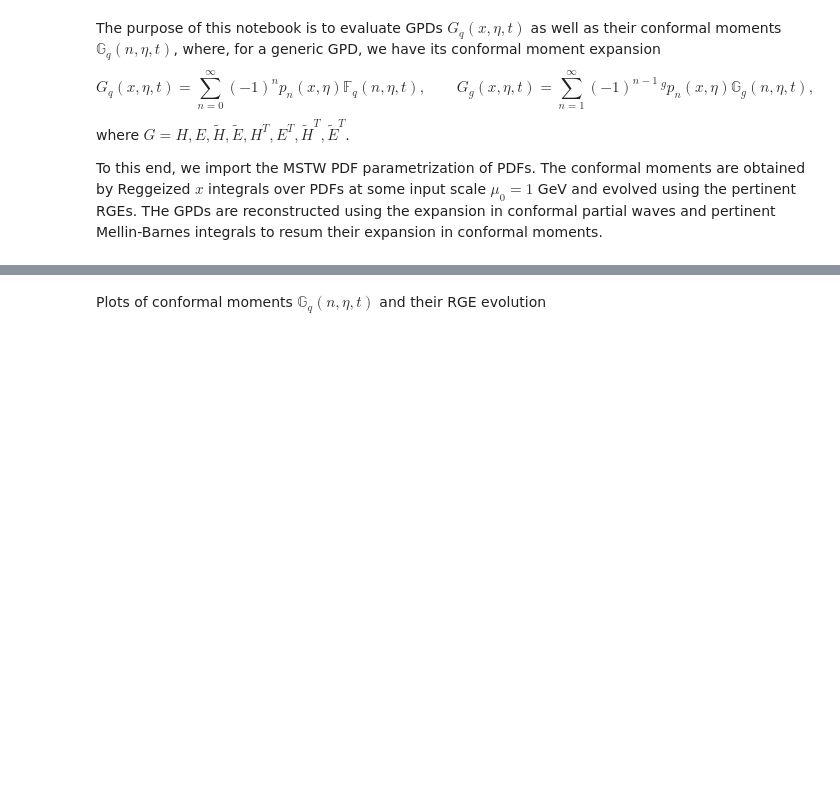
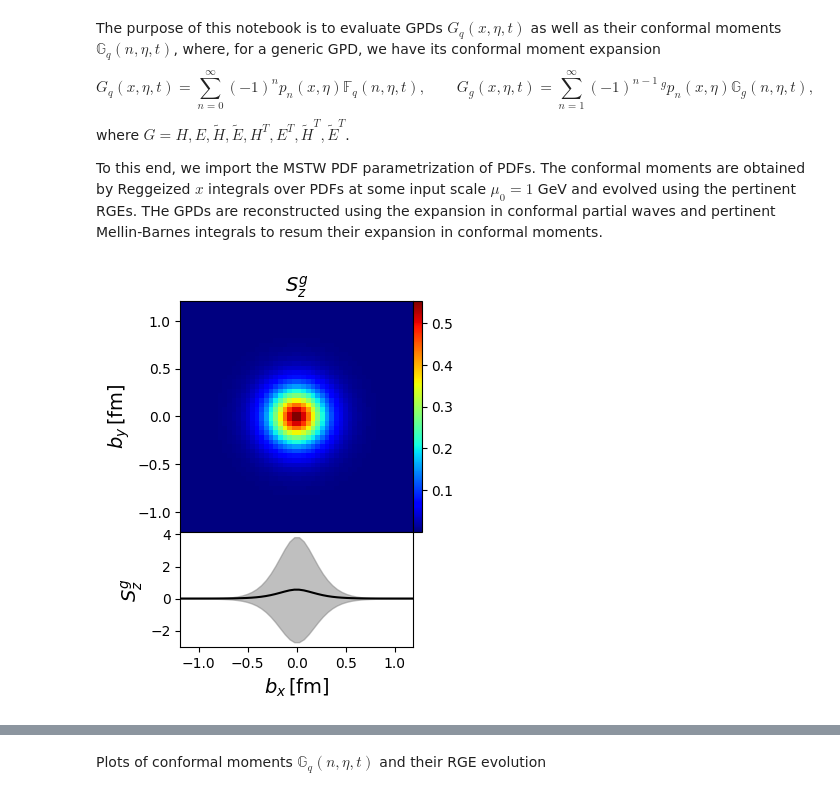
Before and after one commit to HechenMountain/stringy-gpds, a Jupyter notebook: StringBasedGPD.ipynb, the cells around one changed output, grey strips where cells are left out. Saved outputs shown, nothing was run; the diff lists cells and outputs as text; code cells hidden in the pictures; blank space fills up the shorter version.

```diff
--- a/StringBasedGPD.ipynb
+++ b/StringBasedGPD.ipynb
@@ -48,3 +46,7 @@ from stringy_gpds import (
 )
 # Set display options
 np.set_printoptions(linewidth=200)
+# %%
+plot_fourier_transform_gluon_helicity(0,1)
+# %% [output]
+[figure, added]
```
Also changed, not shown: parts of 20 cells of this notebook, 1 other file.
